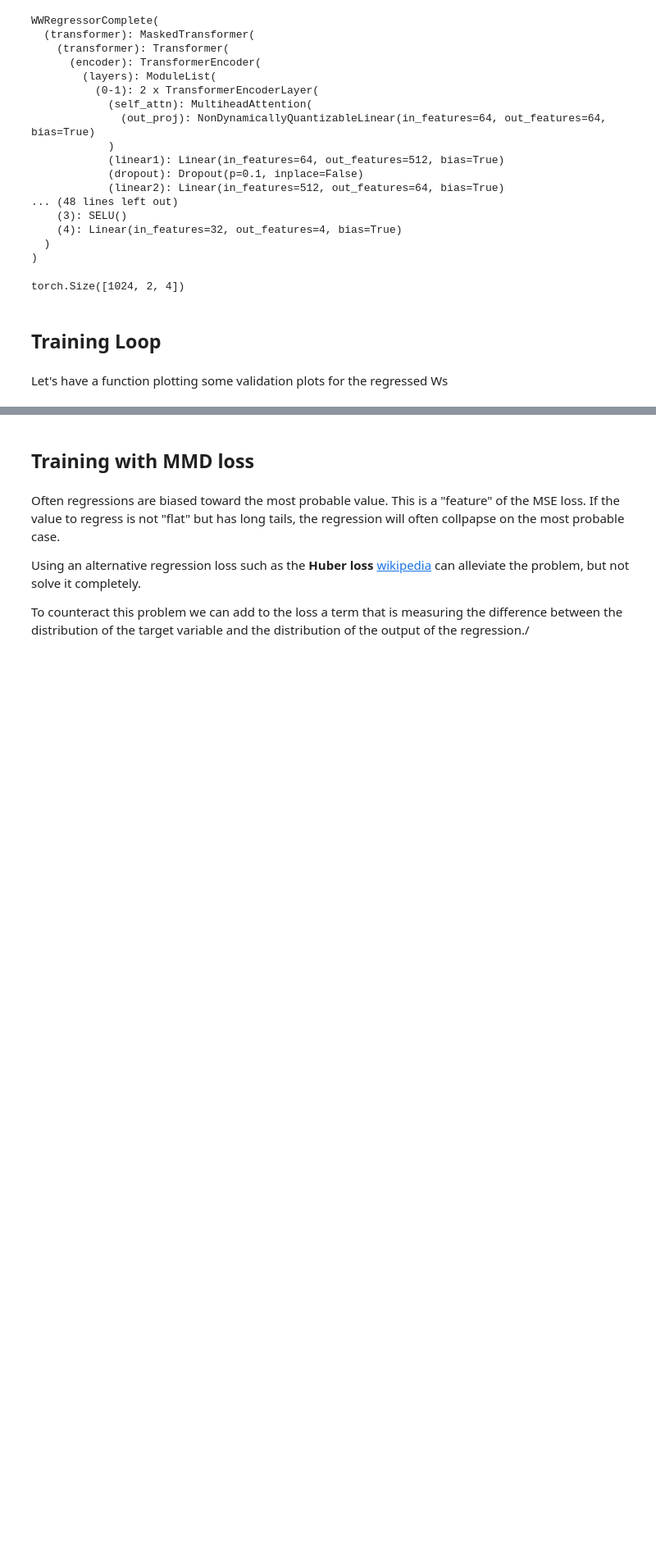
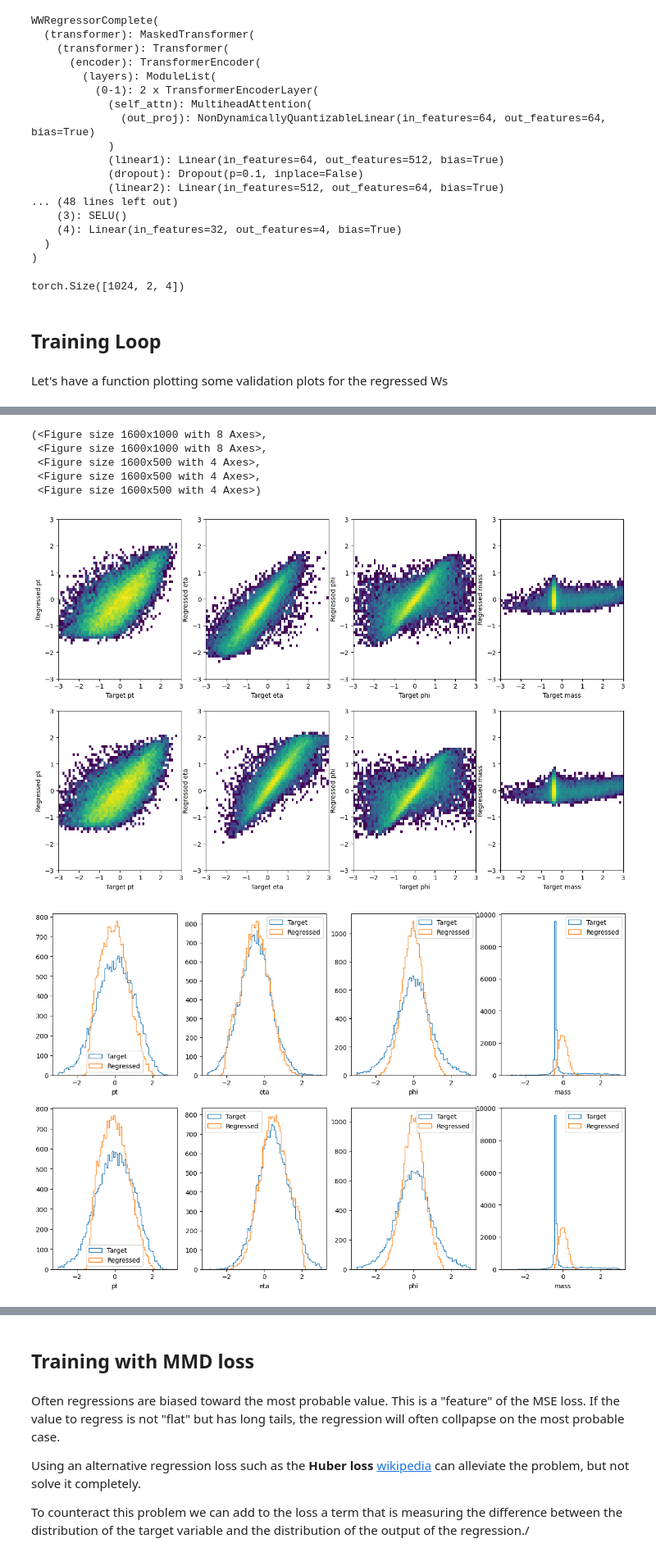
Before and after one commit to valsdav/PhDCourse_MLForPrecisionPhysics_2024, a Jupyter notebook: 3_WWRegression.ipynb, the cells around one changed output, grey strips where cells are left out. Shown at 82% size. Saved outputs shown, nothing was run; the diff lists cells and outputs as text; code cells hidden in the pictures; blank space fills up the shorter version.

```diff
--- a/3_WWRegression.ipynb
+++ b/3_WWRegression.ipynb
@@ -537,0 +664,35 @@ torch.save(model.state_dict(), "models/model_WWregr_initial.pt")
+# %%
+datafolder = "/eos/user/d/dvalsecc/PhDCourse_MLColliderPhysics2024/training_datasets"
+
+# NOTE THE NEW W_Data sample
+input_paths_training = [ f"{datafolder}/{f}_training.npy" for f in ["jet_data", "lepton_data", "met_data","jetlepmet_padding_mask",  "nu_data", "W_ordered_data"]]
+input_paths_validation = [ f"{datafolder}/{f}_validation.npy" for f in ["jet_data", "lepton_data", "met_data","jetlepmet_padding_mask", "nu_data", "W_ordered_data"]]
+
+dataset_train = dataloader.ChunkedNumpyDataset(input_paths_training, max_events=400000, device="cuda")
+dataset_val  = dataloader.ChunkedNumpyDataset(input_paths_validation, max_events=200000, device="cuda")
+
+# Create DataLoader
+batch_size = 1024
+dataloader_train = torch.utils.data.DataLoader(dataset_train, batch_size=batch_size, shuffle=False)
+dataloader_val = torch.utils.data.DataLoader(dataset_val, batch_size=batch_size*5, shuffle=False)
+# %%
+num_epochs = 6
+
+device = torch.device("cuda" if torch.cuda.is_available() else "cpu")
+
+d_model = 32
+nhead = 4
+num_encoder_layers = 2
+num_decoder_layers = 2
+learning_rate = 1e-4
+
+model = WWRegressorWOrdered(d_model, nhead, num_encoder_layers, num_decoder_layers,
+                   regression_net=[16])
+model.to(device)
+
+print(f"Model with {count_parameters(model)} parameters")
+
+optimizer = torch.optim.AdamW(model.parameters(), lr=learning_rate)
+criterion = nn.MSELoss(reduction='none')
+
+trained_model = train(model, device, dataloader_train, dataloader_val, optimizer, criterion, num_epochs)
@@ -537,0 +717,17 @@ torch.save(model.state_dict(), "models/model_WWregr_initial.pt")
+# %%
+#Larger evaluation
+model.eval()
+with torch.no_grad():
+    jets, lepton, met,full_mask, nu, W = dataset_val[0:20000]
+    W_out = model(jets, lepton, met,full_mask==0)
+    loss = criterion(W_out, W)
+
+validation_plots(W, W_out)
+# %% [output]
+(<Figure size 1600x1000 with 8 Axes>,
+ <Figure size 1600x1000 with 8 Axes>,
+ <Figure size 1600x500 with 4 Axes>,
+ <Figure size 1600x500 with 4 Axes>,
+ <Figure size 1600x500 with 4 Axes>)
+[figure, added]
+[figure, added]
```
Also changed, not shown: parts of 28 cells of this notebook, 2 other files.
